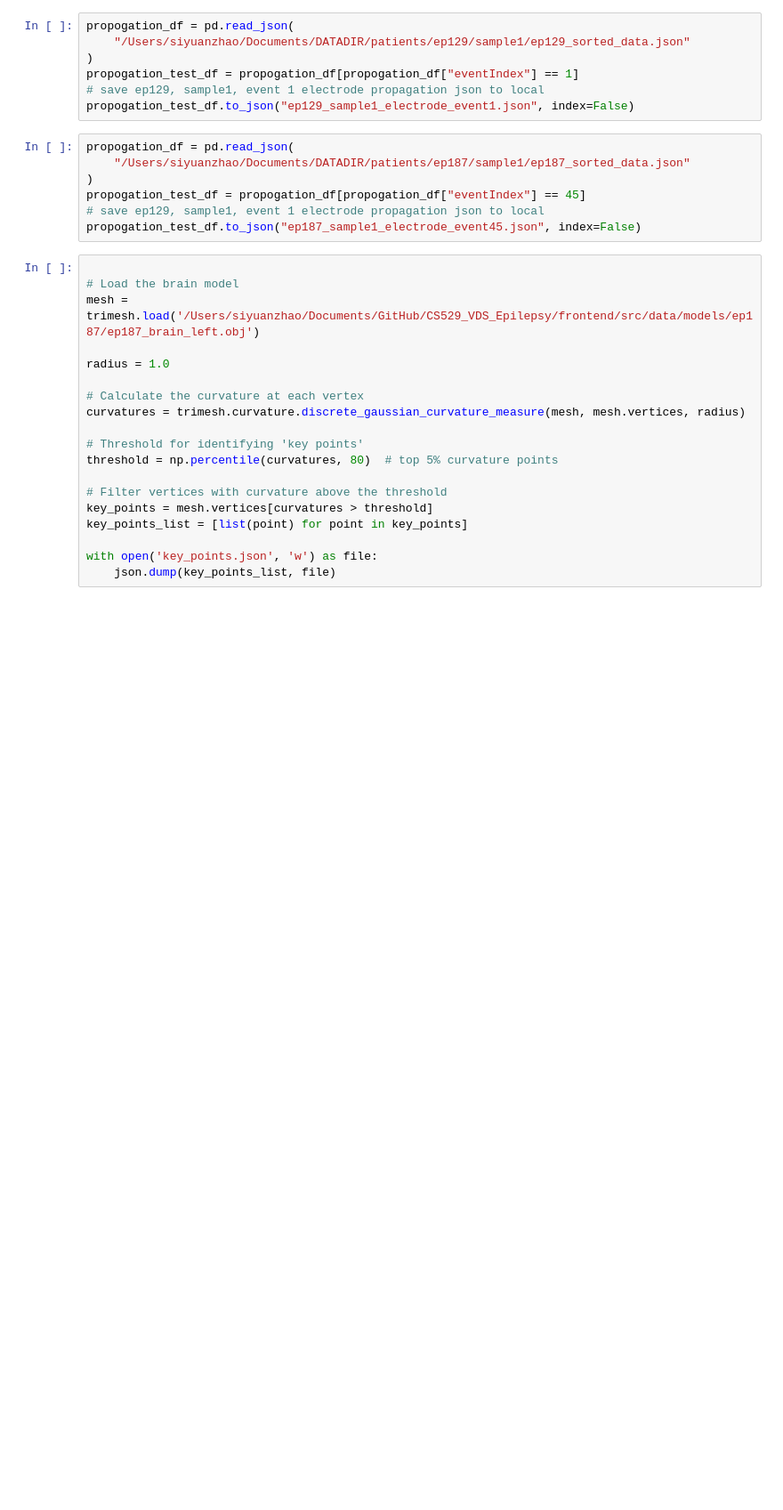
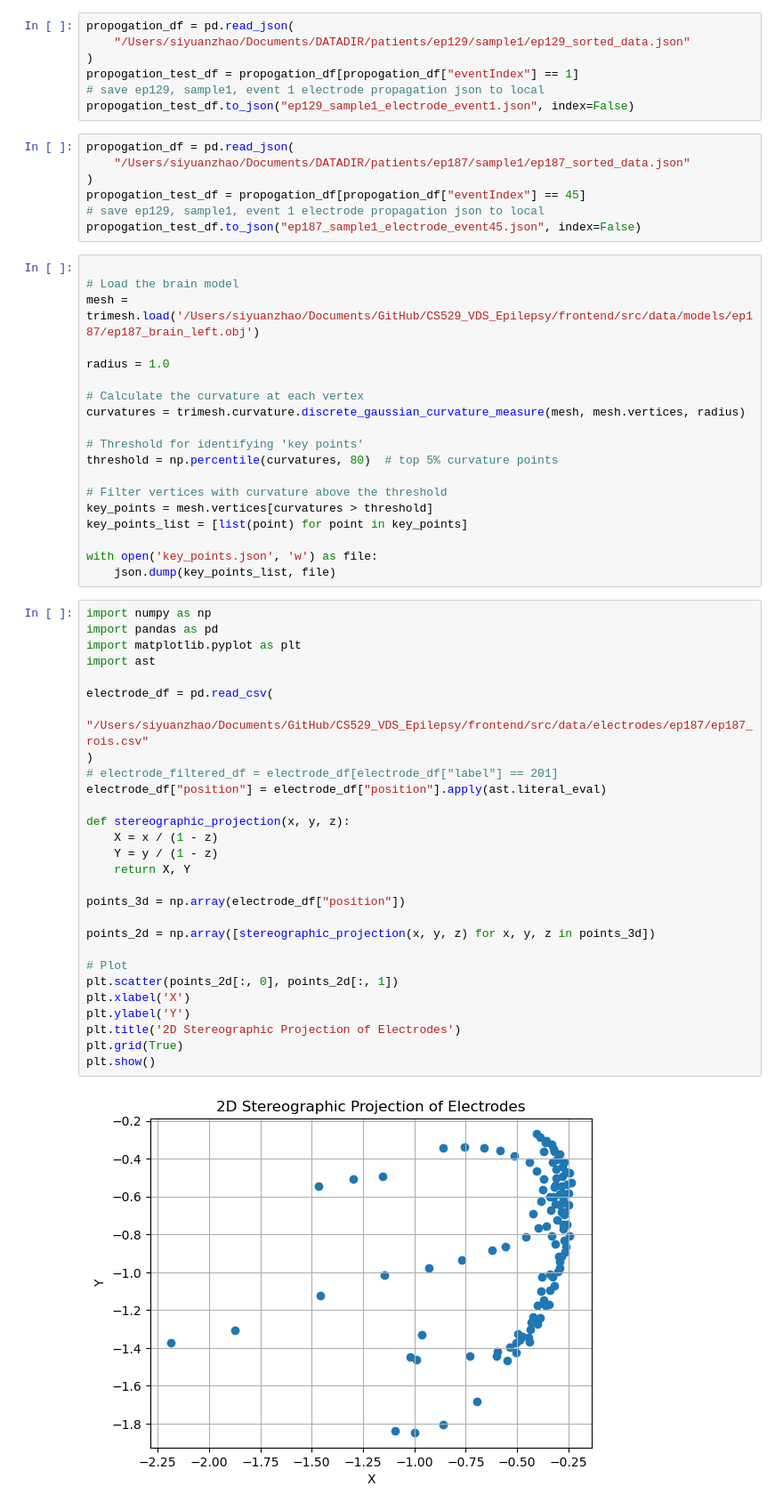
Before and after one commit to ScheWann/CS529_VDS_Epilepsy, a Jupyter notebook: backend/eeg.ipynb, the cells around one changed output. Shown at 89% size. Drawn from its saved outputs; the diff is of its cells as text; blank space fills up the shorter version.

Commit message:
2D electrodes files

```diff
--- a/backend/eeg.ipynb
+++ b/backend/eeg.ipynb
@@ -124,3 +133,33 @@ key_points_list = [list(point) for point in key_points]
 
 with open('key_points.json', 'w') as file:
     json.dump(key_points_list, file)
+# %%
+import numpy as np
+import pandas as pd
+import matplotlib.pyplot as plt
+import ast
+
+electrode_df = pd.read_csv(
+    "/Users/siyuanzhao/Documents/GitHub/CS529_VDS_Epilepsy/frontend/src/data/electrodes/ep187/ep187_rois.csv"
+)
+# electrode_filtered_df = electrode_df[electrode_df["label"] == 201]
+electrode_df["position"] = electrode_df["position"].apply(ast.literal_eval)
+
+def stereographic_projection(x, y, z):
+    X = x / (1 - z)
+    Y = y / (1 - z)
+    return X, Y
+
+points_3d = np.array(electrode_df["position"])
+
+points_2d = np.array([stereographic_projection(x, y, z) for x, y, z in points_3d])
+
+# Plot
+plt.scatter(points_2d[:, 0], points_2d[:, 1])
+plt.xlabel('X')
+plt.ylabel('Y')
+plt.title('2D Stereographic Projection of Electrodes')
+plt.grid(True)
+plt.show()
+# %% [output]
+[figure, added]
```
Also changed, not shown: parts of 27 cells of this notebook, 3 other files.
